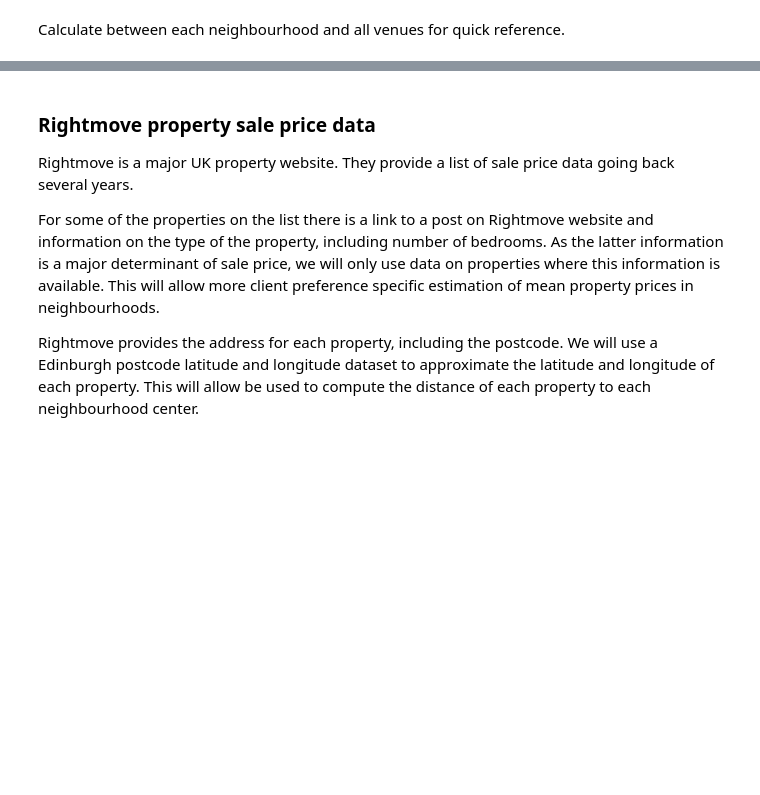
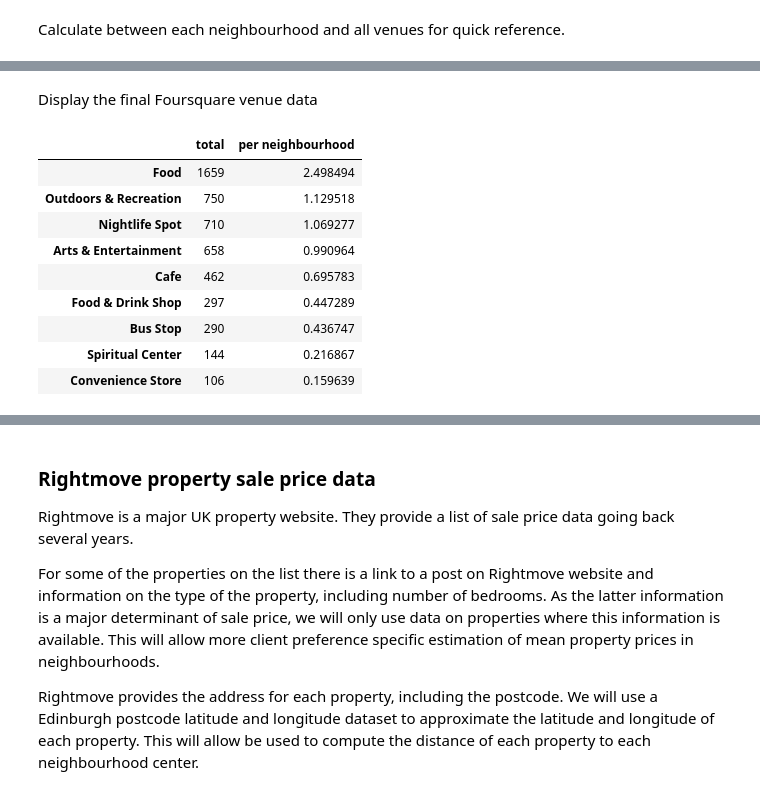
Before and after one commit to sanntann/Coursera_Capstone, a Jupyter notebook: WhereToBuyInEdinburgh.ipynb, the cells around one changed output, grey strips where cells are left out. Saved outputs shown, nothing was run; the diff lists cells and outputs as text; code cells hidden in the pictures; blank space fills up the shorter version.

```diff
--- a/WhereToBuyInEdinburgh.ipynb
+++ b/WhereToBuyInEdinburgh.ipynb
@@ -356,0 +383,28 @@ DataFrame shape:  (5085, 4)
+# %%
+# Find indices of venues that are in either Department Store or Event cateogry
+indices = df_venues[(df_venues['category'] == 'Department Store') | (df_venues['category'] == 'Event')].index
+# Drop rows from df_venues
+df_venues.drop(index=(indices), inplace=True)
+df_venues.reset_index(drop=True, inplace=True)
+# Drop rows from df_venue_distances
+df_venue_distances.drop(index=(indices), inplace=True)
+df_venue_distances.reset_index(drop=True, inplace=True)
+# %% [markdown]
+Display the final Foursquare venue data
+# %%
+# Display the number of venues per category
+df_tmp = pd.DataFrame(df_venues['category'].value_counts())
+df_tmp.rename(columns={'category': 'total'}, inplace=True)
+df_tmp['per neighbourhood'] = pd.DataFrame(df_tmp['total'] / df_neighbourhoods.shape[0])
+df_tmp
+# %% [output]
+|  | total | per neighbourhood |
+| Food | 1659 | 2.498494 |
+| Outdoors & Recreation | 750 | 1.129518 |
+| Nightlife Spot | 710 | 1.069277 |
+| Arts & Entertainment | 658 | 0.990964 |
+| Cafe | 462 | 0.695783 |
+| Food & Drink Shop | 297 | 0.447289 |
+| Bus Stop | 290 | 0.436747 |
+| Spiritual Center | 144 | 0.216867 |
+| Convenience Store | 106 | 0.159639 |
```
Also changed, not shown: parts of 12 cells of this notebook.
